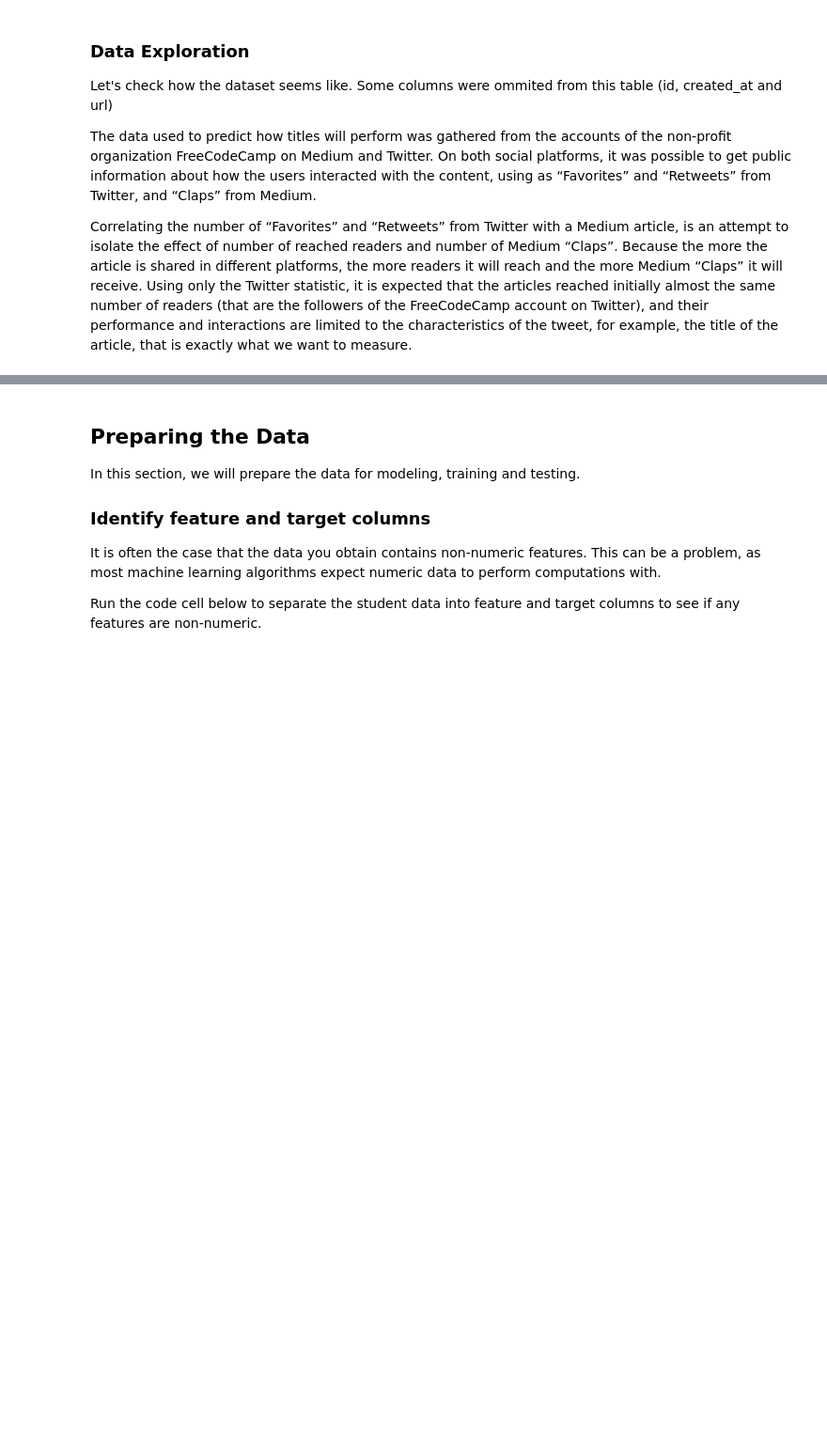
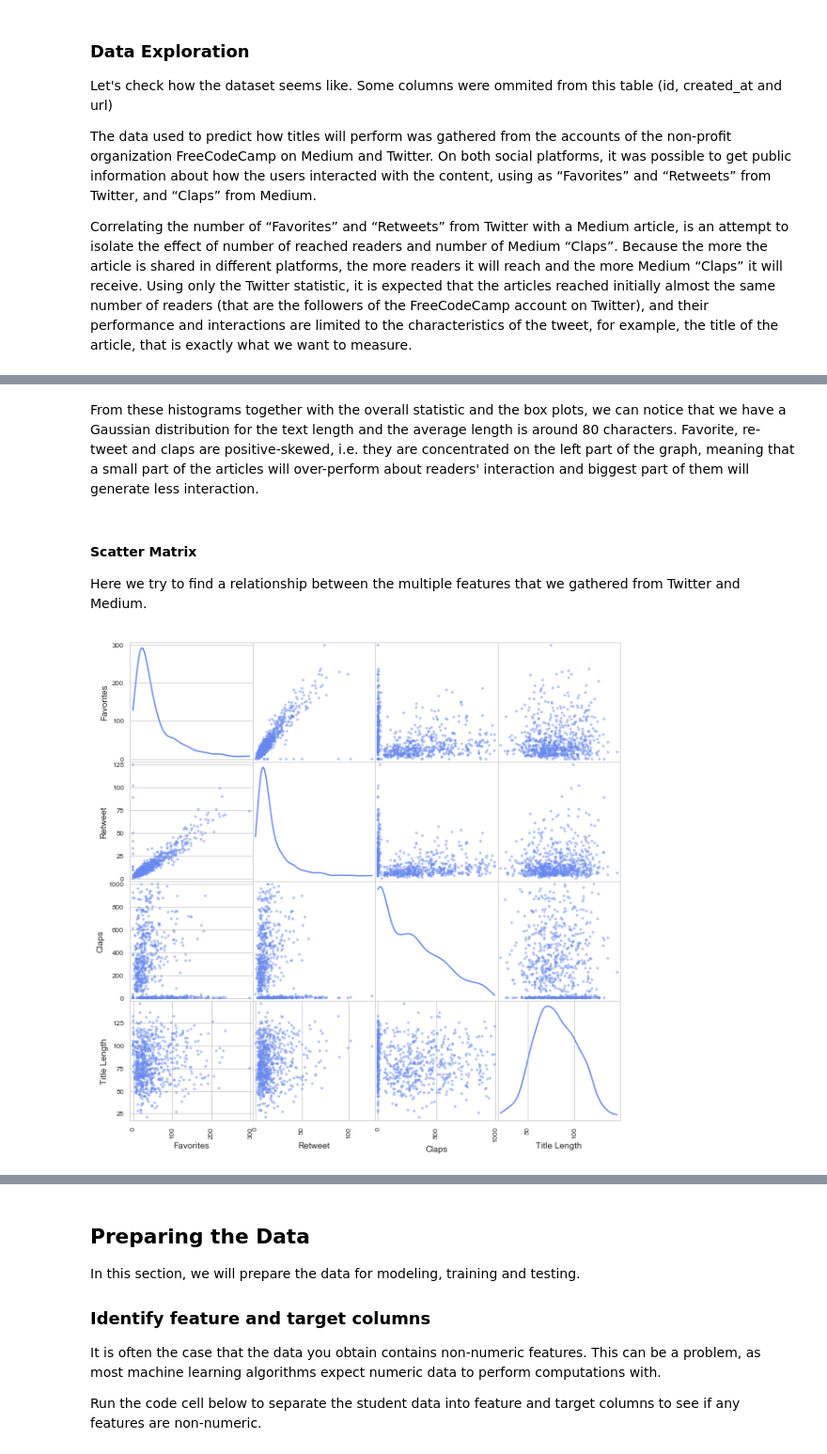
Before and after one commit to flaviohenriquecbc/machine-learning-capstone-project, a Jupyter notebook: title-success-prediction.ipynb, the cells around one changed output, grey strips where cells are left out. Shown: that part at 94% size. Saved outputs shown, nothing was run; the diff lists cells and outputs as text; code cells hidden in the pictures; blank space fills up the shorter version.

```diff
--- a/title-success-prediction.ipynb
+++ b/title-success-prediction.ipynb
@@ -142,0 +123,10 @@ Max: 146.00
+# %% [markdown]
+From these histograms together with the overall statistic and the box plots, we can notice that we have a Gaussian distribution for the text length and the average length is around 80 characters. Favorite, re-tweet and claps are positive-skewed, i.e. they are concentrated on the left part of the graph, meaning that a small part of the articles will over-perform about readers' interaction and biggest part of them will generate less interaction.
+# %% [markdown]
+#### Scatter Matrix
+
+Here we try to find a relationship between the multiple features that we gathered from Twitter and Medium.
+# %%
+temp = pd.plotting.scatter_matrix(title_stat, diagonal="kde", figsize=(10, 10))
+# %% [output]
+[figure, added]
```
Also changed, not shown: parts of 25 cells of this notebook, 1 other file.
